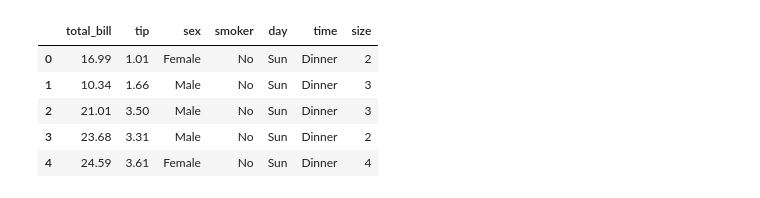
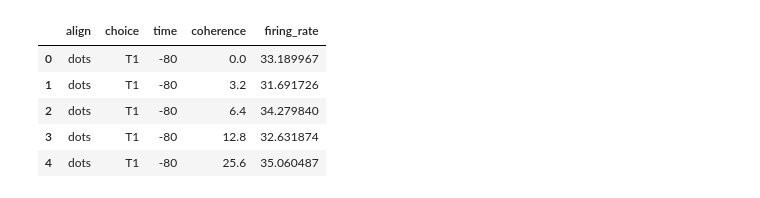
Before and after one commit to axt0895/Seaborn, a Jupyter notebook: Categorical Plots.ipynb, the cells around one changed output. Saved outputs shown, nothing was run; the diff lists cells and outputs as text; code cells hidden in the pictures.

```diff
--- a/Categorical Plots.ipynb
+++ b/Categorical Plots.ipynb
@@ -9,10 +32,10 @@ plt.style.use('seaborn-whitegrid')
 # %%
-tips = sns.load_dataset('tips')
-tips.head()
+dots_df = sns.load_dataset('dots')
+dots_df.head()
 # %% [output]
-|  | total_bill | tip | sex | smoker | day | time | size |
-| 0 | 16.99 | 1.01 | Female | No | Sun | Dinner | 2 |
-| 1 | 10.34 | 1.66 | Male | No | Sun | Dinner | 3 |
-| 2 | 21.01 | 3.50 | Male | No | Sun | Dinner | 3 |
-| 3 | 23.68 | 3.31 | Male | No | Sun | Dinner | 2 |
-| 4 | 24.59 | 3.61 | Female | No | Sun | Dinner | 4 |
+|  | align | choice | time | coherence | firing_rate |
+| 0 | dots | T1 | -80 | 0.0 | 33.189967 |
+| 1 | dots | T1 | -80 | 3.2 | 31.691726 |
+| 2 | dots | T1 | -80 | 6.4 | 34.279840 |
+| 3 | dots | T1 | -80 | 12.8 | 32.631874 |
+| 4 | dots | T1 | -80 | 25.6 | 35.060487 |
```
Also changed, not shown: parts of 16 cells of this notebook.
